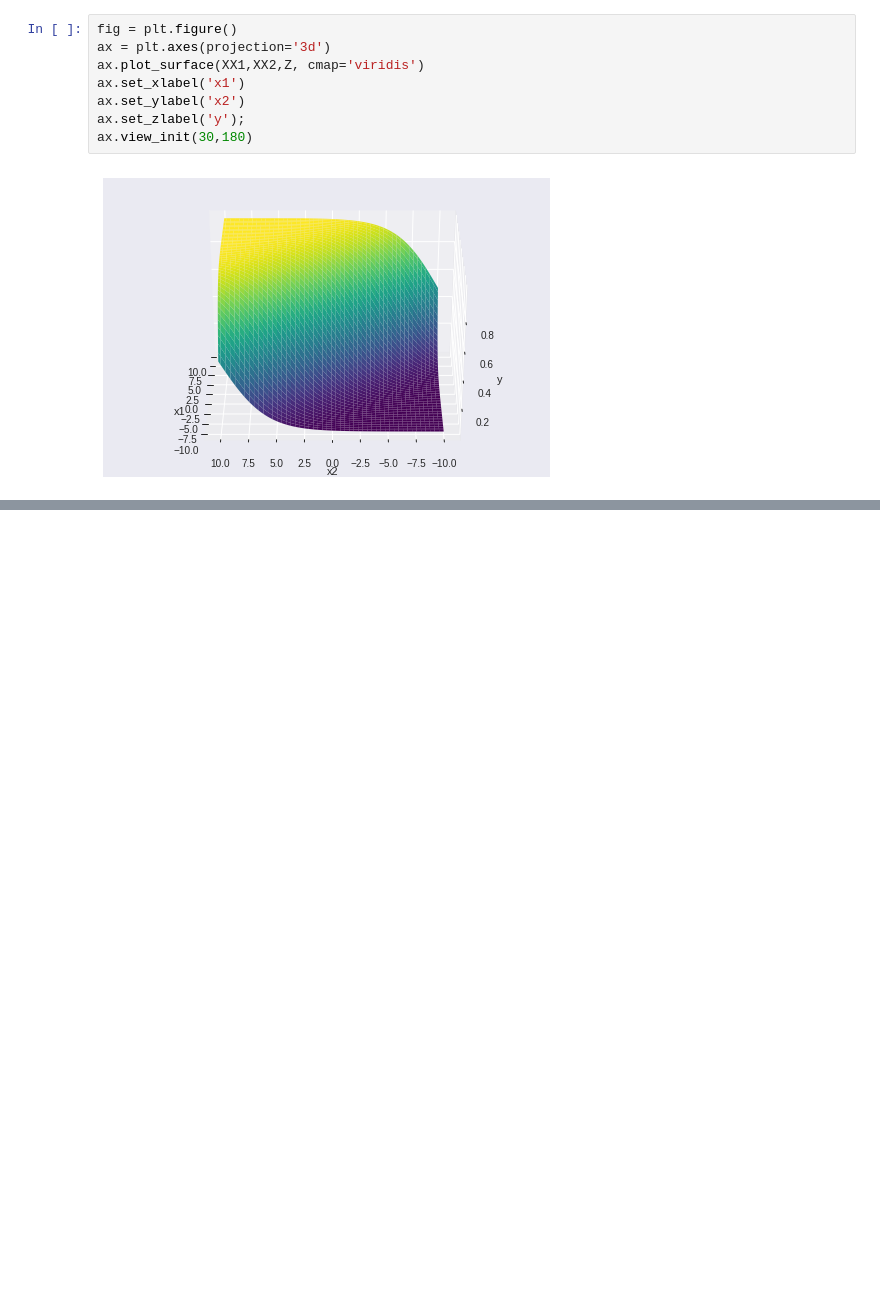
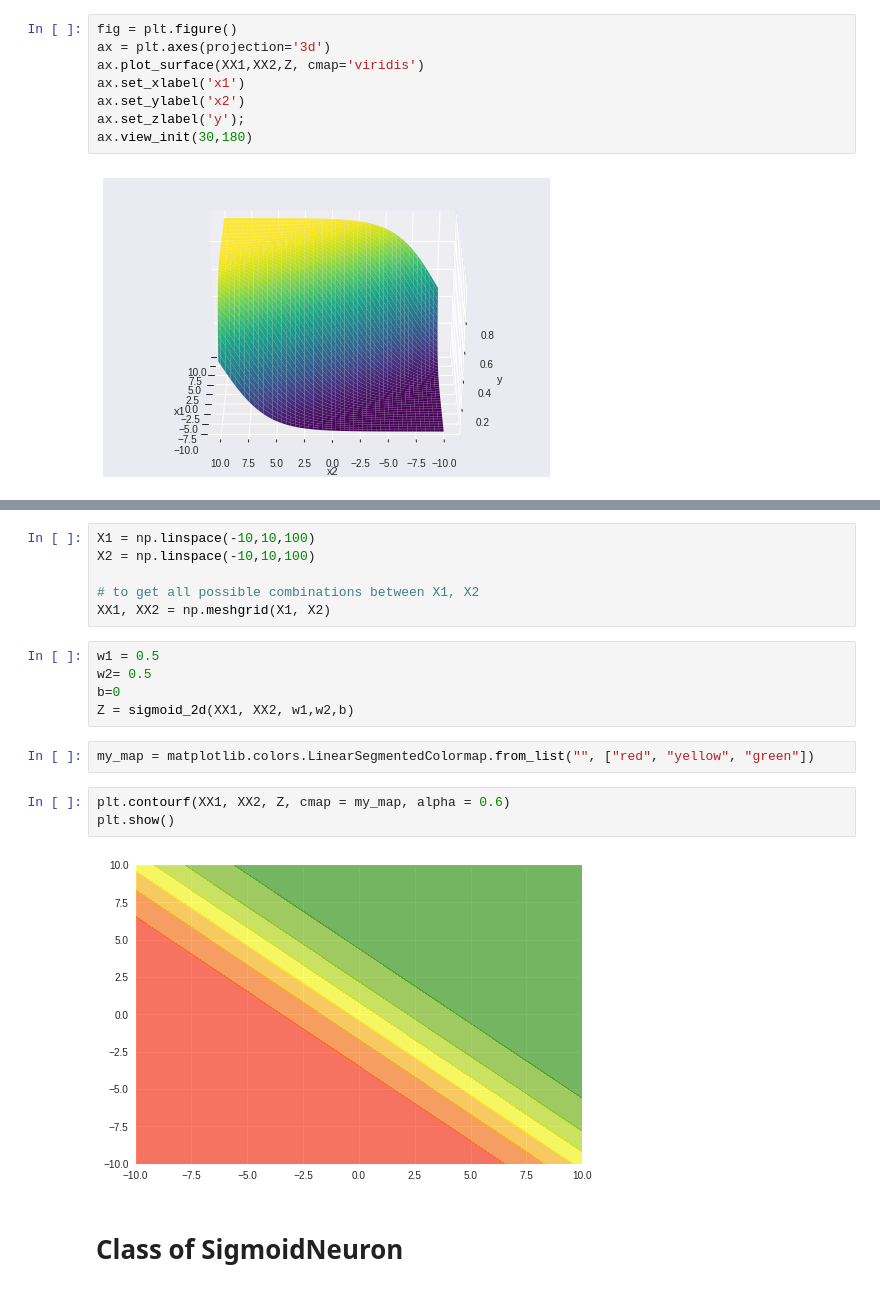
Before and after one commit to leelaakula/padhai-DL, a Jupyter notebook: SigmoidNeuron.ipynb, the cells around one changed output, grey strips where cells are left out. Drawn from its saved outputs; the diff is of its cells as text; blank space fills up the shorter version.

```diff
--- a/SigmoidNeuron.ipynb
+++ b/SigmoidNeuron.ipynb
@@ -112,0 +198,20 @@ ax.view_init(30,180)
+# %%
+X1 = np.linspace(-10,10,100)
+X2 = np.linspace(-10,10,100)
+
+# to get all possible combinations between X1, X2
+XX1, XX2 = np.meshgrid(X1, X2)
+# %%
+w1 = 0.5
+w2= 0.5
+b=0
+Z = sigmoid_2d(XX1, XX2, w1,w2,b)
+# %%
+my_map = matplotlib.colors.LinearSegmentedColormap.from_list("", ["red", "yellow", "green"])
+# %%
+plt.contourf(XX1, XX2, Z, cmap = my_map, alpha = 0.6)
+plt.show()
+# %% [output]
+[figure, added]
+# %% [markdown]
+# Class of SigmoidNeuron
```
Also changed, not shown: parts of 89 cells of this notebook.
